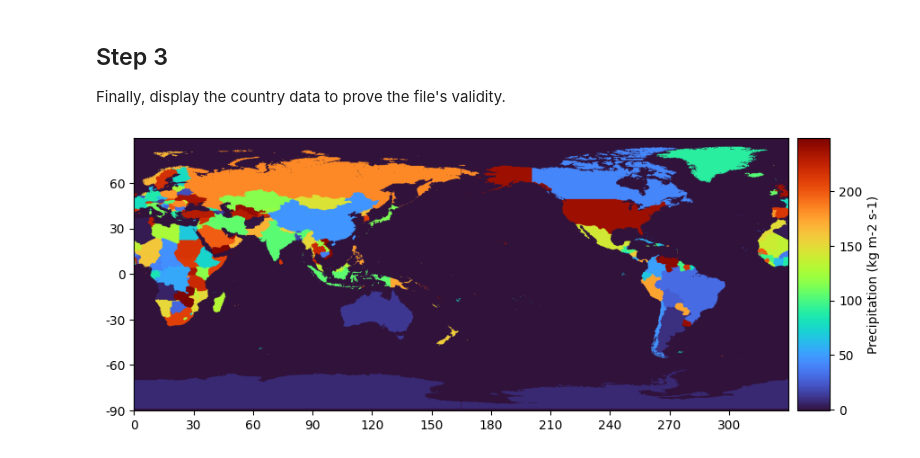
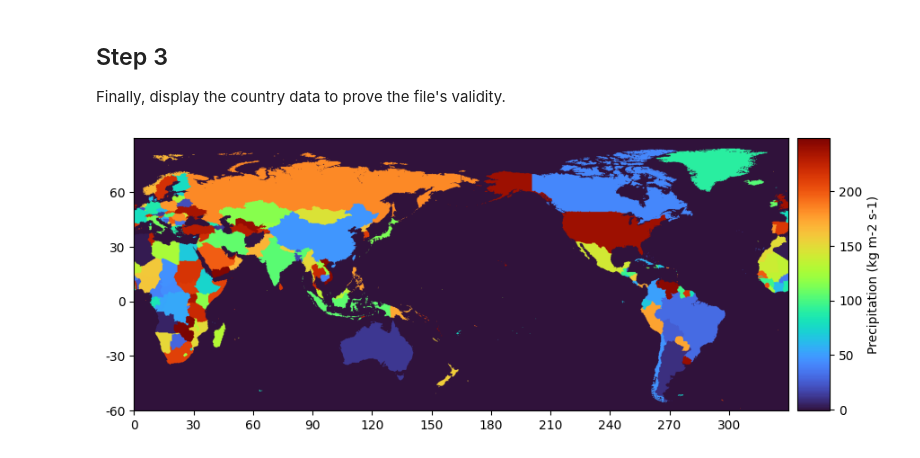
Before and after one commit to EvanA4/BigDataClimateChange, a Jupyter notebook: countrymap.ipynb, the cells around one changed output. Saved outputs shown, nothing was run; the diff lists cells and outputs as text; code cells hidden in the pictures.

```diff
--- a/countrymap.ipynb
+++ b/countrymap.ipynb
@@ -27,7 +27,7 @@ WORLD_SHAPE = (600, 1440)
 data = np.ones(WORLD_SHAPE) * -1
 for i in range(WORLD_SHAPE[0]):
     print(f"Generating country matrix... {(i+1) * 100 / WORLD_SHAPE[0]:.2f}%", end='\r')
-    lat = i * 180 / WORLD_SHAPE[0] - 90
+    lat = i * 150 / WORLD_SHAPE[0] - 60
     for j in range(WORLD_SHAPE[1]):
         lon = j * 360 / WORLD_SHAPE[1]
         cid = cf.findi(lat, lon)
@@ -45,28 +45,28 @@ Finally, display the country data to prove the file's validity.
 # %%
 y_max, x_max = data.shape
 xlabels = [str(x) for x in range(0, 360, 30)]
-ylabels = [str(y) for y in range(-90, 91, 30)]
+ylabels = [str(y) for y in range(-60, 91, 30)]
 xticks = np.linspace(0, x_max, len(xlabels))
 yticks = np.linspace(0, y_max, len(ylabels))
 
 # Create the plot
 fig, axes = plt.subplots(1, 1,figsize=(10, 8))
 axes.set_xticks(xticks)
 axes.set_xticklabels(xlabels)
 axes.set_yticks(yticks)
 axes.set_yticklabels(ylabels)
 
 # Plot the data
 im = axes.imshow(data[:, :], origin='lower', cmap='turbo')
 
 divider = make_axes_locatable(axes)
 cax = divider.append_axes("right", size="5%", pad=0.1)  # Adjust size and pad as needed
 
 # Add the colorbar
 cbar = plt.colorbar(im, cax=cax)
 cbar.set_label('Precipitation (kg m-2 s-1)')
 
 # Show the plot
 plt.show()
 # %% [output]
-[figure, old version]
+[figure, new version]
```
Also changed, not shown: 4 other files.
